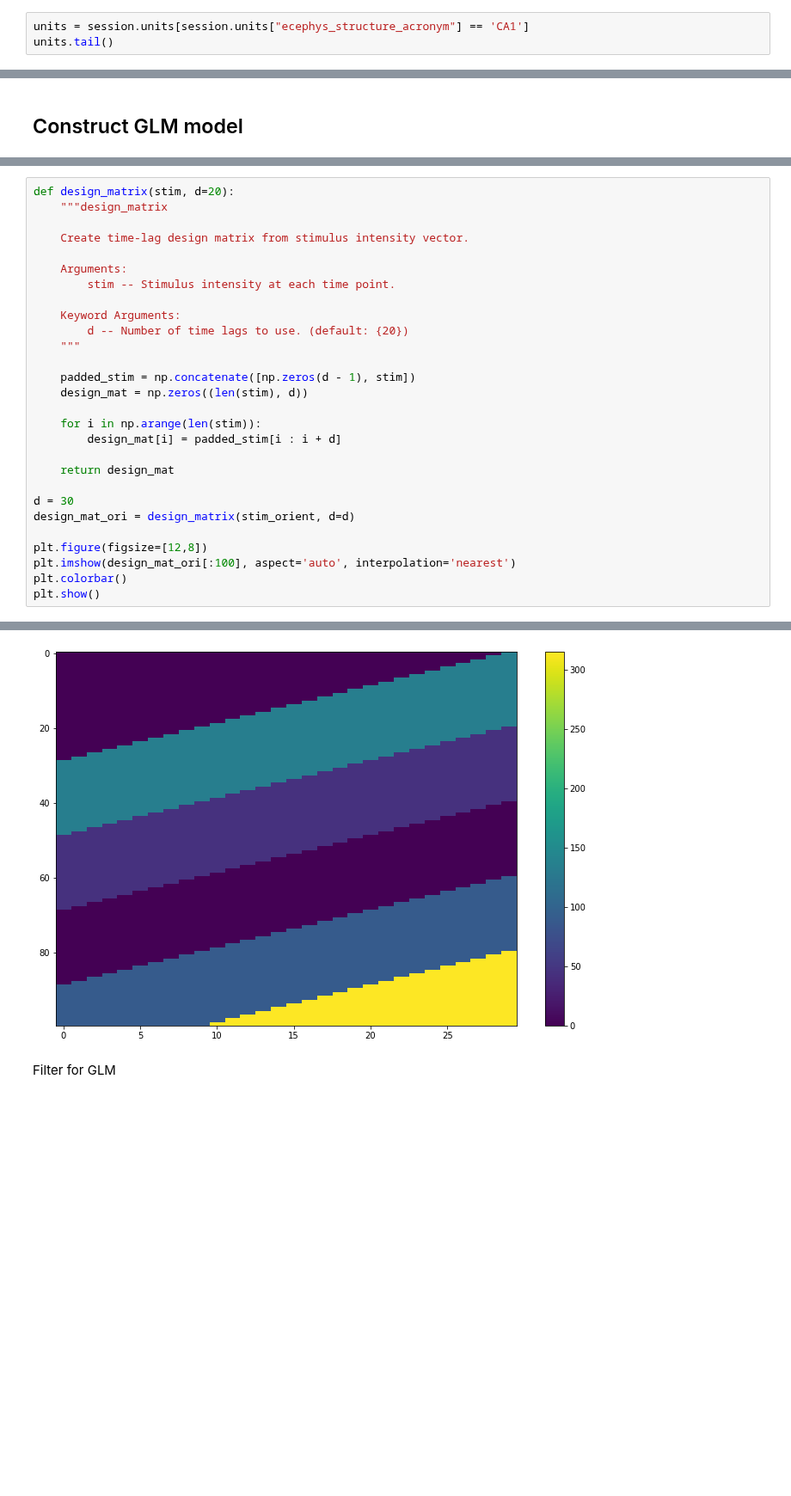
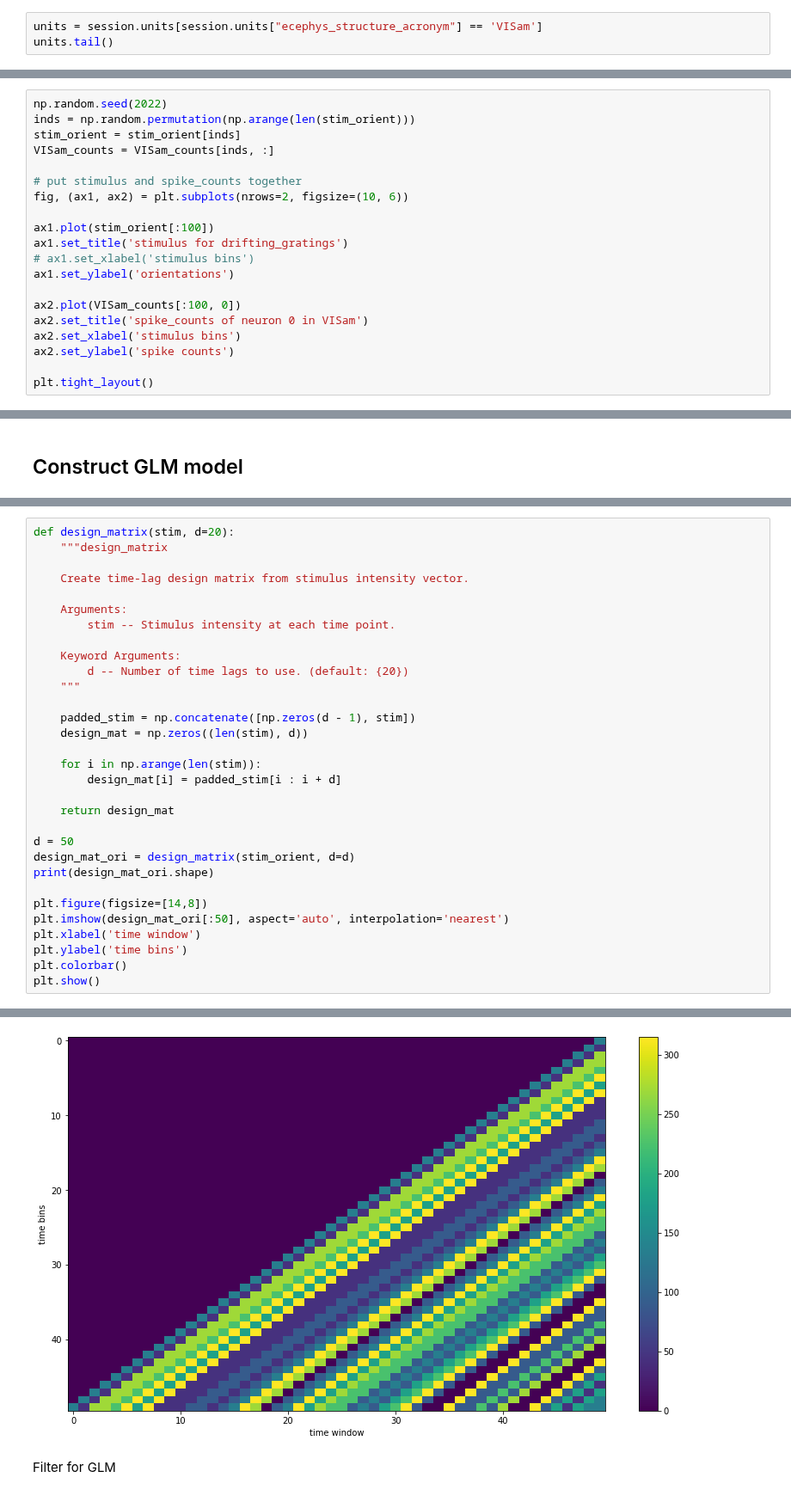
Before and after one commit to Jp-17/Coding_learning, a Jupyter notebook: Model_learning/GLM_allen_learn.ipynb, the cells around one changed output, grey strips where cells are left out. Shown at 86% size. Cells and saved outputs as stored; diff of their text form; blank space fills up the shorter version.

```diff
--- a/Model_learning/GLM_allen_learn.ipynb
+++ b/Model_learning/GLM_allen_learn.ipynb
@@ -73,5 +73,5 @@ Select units from CA1 area
 # %%
-units = session.units[session.units["ecephys_structure_acronym"] == 'CA1']
+units = session.units[session.units["ecephys_structure_acronym"] == 'VISam']
 units.tail()
 # %% [output]
 |  | isi_violations | waveform_amplitude | waveform_spread | waveform_duration | nn_hit_rate | snr | ... |
@@ -193,0 +200,20 @@ plt.plot(stim_orient[:300])
+# %%
+np.random.seed(2022)
+inds = np.random.permutation(np.arange(len(stim_orient)))
+stim_orient = stim_orient[inds]
+VISam_counts = VISam_counts[inds, :]
+
+# put stimulus and spike_counts together
+fig, (ax1, ax2) = plt.subplots(nrows=2, figsize=(10, 6))
+
+ax1.plot(stim_orient[:100])
+ax1.set_title('stimulus for drifting_gratings')
+# ax1.set_xlabel('stimulus bins')
+ax1.set_ylabel('orientations')
+
+ax2.plot(VISam_counts[:100, 0])
+ax2.set_title('spike_counts of neuron 0 in VISam')
+ax2.set_xlabel('stimulus bins')
+ax2.set_ylabel('spike counts')
+
+plt.tight_layout()
@@ -216,11 +244,14 @@ def design_matrix(stim, d=20):
 
     return design_mat
 
-d = 30
+d = 50
 design_mat_ori = design_matrix(stim_orient, d=d)
+print(design_mat_ori.shape)
 
-plt.figure(figsize=[12,8])
-plt.imshow(design_mat_ori[:100], aspect='auto', interpolation='nearest')
+plt.figure(figsize=[14,8])
+plt.imshow(design_mat_ori[:50], aspect='auto', interpolation='nearest')
+plt.xlabel('time window')
+plt.ylabel('time bins')
 plt.colorbar()
 plt.show()
 # %% [output]
@@ -227,3 +259,3 @@ plt.show()
-[figure, old version]
+[figure, new version]
 # %% [markdown]
 Filter for GLM
```
Also changed, not shown: parts of 13 cells of this notebook.
